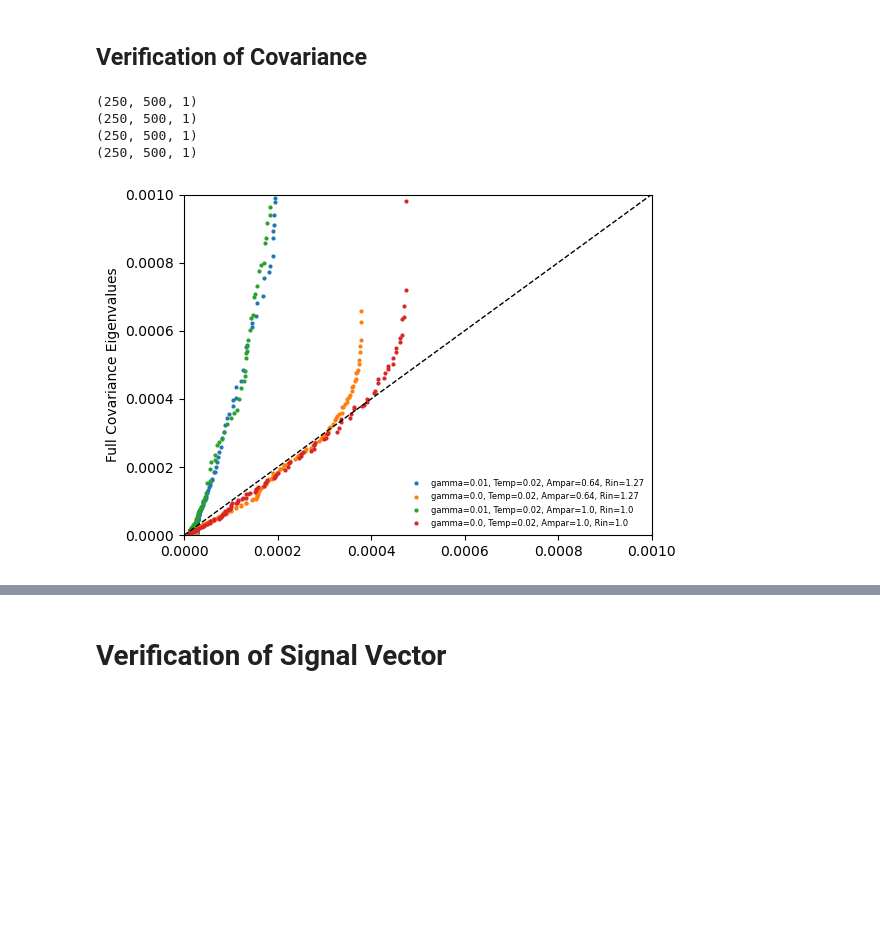
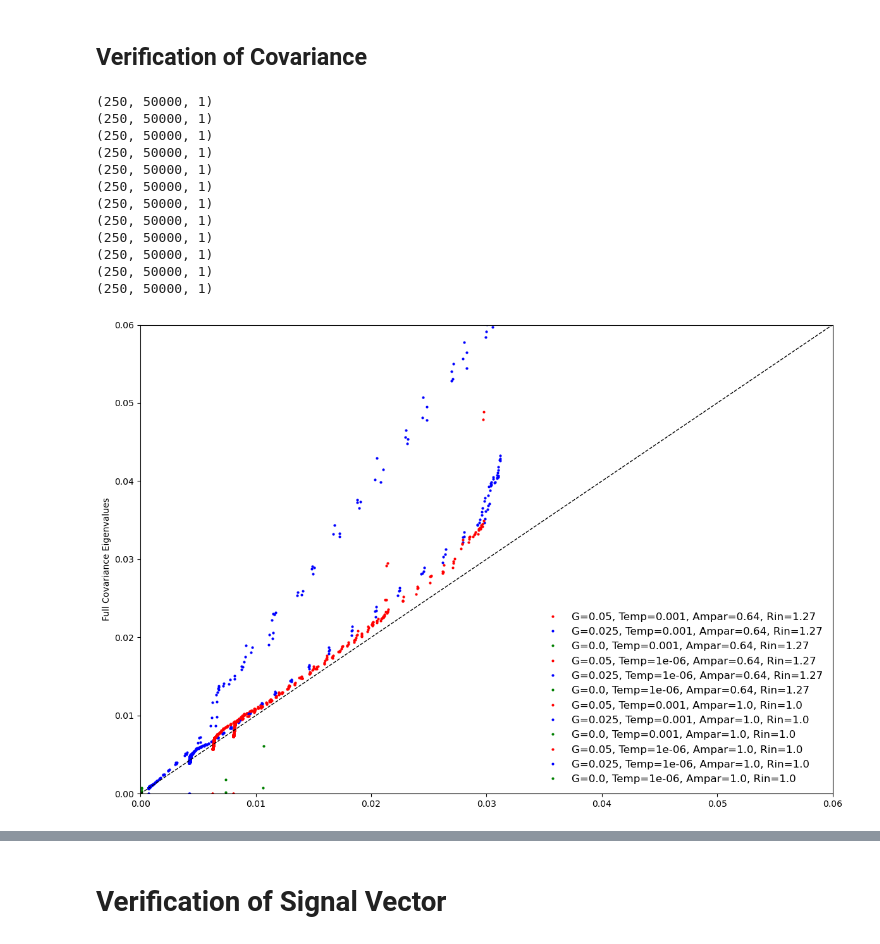
Before and after one commit to scastedo/continuous_attractor_project, a Jupyter notebook: data_analysis_new.ipynb, the cells around one changed output, grey strips where cells are left out. Cells and saved outputs as stored; diff of their text form; code cells hidden in the pictures; blank space fills up the shorter version.

```diff
--- a/data_analysis_new.ipynb
+++ b/data_analysis_new.ipynb
@@ -10,7 +10,9 @@ from scipy.stats import norm
 
 # RUNS_DIR = Path("/data/scastedo/runs_feb_9_mitig_3")
 # RUNS_DIR = Path("/data/scastedo/runs_feb_5_fast_2")
-RUNS_DIR = Path("/data/scastedo/A little Older/runs_feb_equilibrium_2")
+# RUNS_DIR = Path("/data/scastedo/A little Older/runs_feb_equilibrium_2")
+# RUNS_DIR = Path('/home/castedo/Desktop/data_test/runs_feb_equilibrium_2')
+RUNS_DIR = Path('/home/castedo/Desktop/data_test/runs_feb_9_mitig_3')
 
 def build_state_tensors(
     runs_dir: Path = RUNS_DIR,
@@ -1091,7 +1085,8 @@ def calculate_R_fast(state, N, T, ampar,rin):
 
 
     mean_firing_rate = state.mean(axis=1)
-    D_matrix = np.diag(mean_firing_rate * (1 - mean_firing_rate))/T # DONT DIVIDE BY T HERE
+    D_matrix = np.diag(mean_firing_rate * (1 - mean_firing_rate))#/T # DONT DIVIDE BY T HERE
+    # plt.plot(mean_firing_rate*(1-mean_firing_rate), label = f'T = {T}, ETA = {eta}')
     R_matrix = np.linalg.inv(np.eye(N) - rin*ampar*D_matrix @ weights) @ D_matrix#*rin
     return R_matrix
 
@@ -1128,24 +1123,25 @@ def calculate_R_fast_conserved(state, N, T, ampar, rin):
     # return R = Rb_cons * rin
     return Rb_cons# Rb_cons * rin
 # %%
-fig, ax = plt.subplots(figsize=(6, 4))
+fig, ax = plt.subplots(figsize=(12, 8))
 
 # state_raw_temp2 = tensors[1,1,0.001,0.0,0.0][:,:,0,0]
 # cov_raw_temp2 = np.cov(state_raw_temp2)
 
-ETA = ETA_VALUES[0]
+THETA = SIG_THETA_VALUES[0]
 for AMPAR in AMPAR_VALUES:
     if AMPAR == 1.0:
         RIN = 1.0
     else:
         RIN = 1.27
+
     for TEMP in TEMP_VALUES[::-1]:
-        for THETA in SIG_THETA_VALUES[::-1]:
+        for ETA in ETA_VALUES[::-1]:
             state_one_angle = tensors[AMPAR, RIN, TEMP, ETA,THETA][:,:,:,0]
             Neurons, Generations, Trials = state_one_angle.shape
 
 
-            average_size = BLOCK_SIZE*2
+            average_size = BLOCK_SIZE*10
             n_blocks = Generations // average_size  # integer division
             cut = n_blocks * average_size             # how many generations to keep
             data_trimmed = state_one_angle[:, :cut, :]
@@ -1164,42 +1160,56 @@ for AMPAR in AMPAR_VALUES:
             L = average_size         # your averaging window (25)
             f_gamma = min(1.0, tau_gamma / L)   # = 1.0 here (since 100/25 = 4)
             f_T     = 1.0 / L                   # first pass; refine with autocorr if needed
             Gamma = calculate_R_fast(state_one_angle, Neurons, TEMP, AMPAR, RIN)  # this is your Γ
 
 
             #     # Gamma = cov_raw_temp1/TEMP
             # if TEMP == 0.001:
                 # Gamma = cov_raw_temp2/TEMP
             # if ETA ==0:
                 # continue
 
 
 
             # Chi_sym = 0.5 * (Gamma + Gamma.T)                                     # enforce symmetry
-            Sigma_pred = (TEMP*Gamma/RIN)*f_T*2#+ 0.5*f_gamma*(THETA*AMPAR*RIN)**2 * (Gamma @ Gamma.T) # predicted covariance from theory
+            # Sigma_pred = Gamma*f_T/RIN*2+ 0.5*f_gamma*(THETA*AMPAR*RIN)**2 * (Gamma @ Gamma.T) # predicted covariance from theory
+            Sigma_pred =Gamma*f_T+Gamma@Gamma.T*f_gamma
             # Sigma_pred = (AMPAR*RIN)**2 * (THETA**2) * (Gamma @ Gamma.T)
             # Sigma_pred = (TEMP/ RIN) * f_T * Chi_sym + (AMPAR**2) * (THETA**2) * f_gamma * (Gamma @ Gamma.T)
             # Sigma_pred = TEMP*Chi_sym + ETA**2*(Gamma @ Gamma.T)
 
             pred_full = np.linalg.eigvalsh(Sigma_pred)   # symmetric -> use eigvalsh
+            if ETA==0.05:
+                color = 'red'
+            if ETA==0.025:
+                color =
+            if ETA ==0:
+                color= 'green'
+            ax.plot(pred_full,eigenvalues_full, 'o', markersize=2,color = color, label=f'G={ETA}, Temp={TEMP}, Ampar={AMPAR}, Rin={RIN}')
 
-            ax.plot(pred_full,eigenvalues_full, 'o', markersize=2, label=f'gamma={THETA}, Temp={TEMP}, Ampar={AMPAR}, Rin={RIN}')
-
-ax.plot([0, 40], [0, 40], 'k--', lw=1)
+ax.plot([0, 1], [0, 1], 'k--', lw=1)
 ax.set_ylabel("Full Covariance Eigenvalues")
 # ax.set_xlabel(r"($\sigma_\gamma w \lambda_\Gamma)^2 + T*\lambda_\Gamma/r$   Matrix Eigenvalues")
-plt.xlim(0,0.001)
-plt.ylim(0,0.001)
+plt.xlim(0.,0.06)
+plt.ylim(0.,0.06)
 # plt.ylim(0,0.001)
 # plt.xscale('log')
 # plt.yscale('log')
 # plt.ylim(0,0.5)
-plt.legend(fontsize=6, frameon=False)
+plt.legend(fontsize=12, frameon=False)
 fig.tight_layout()
 plt.show()
 # %% [output]
-(250, 500, 1)
-(250, 500, 1)
-(250, 500, 1)
-(250, 500, 1)
+(250, 50000, 1)
+(250, 50000, 1)
+(250, 50000, 1)
+(250, 50000, 1)
+(250, 50000, 1)
+(250, 50000, 1)
+(250, 50000, 1)
+(250, 50000, 1)
+(250, 50000, 1)
+(250, 50000, 1)
+(250, 50000, 1)
+(250, 50000, 1)
-[figure, old version]
+[figure, new version]
```
Also changed, not shown: parts of 6 cells of this notebook, 11 other files.
